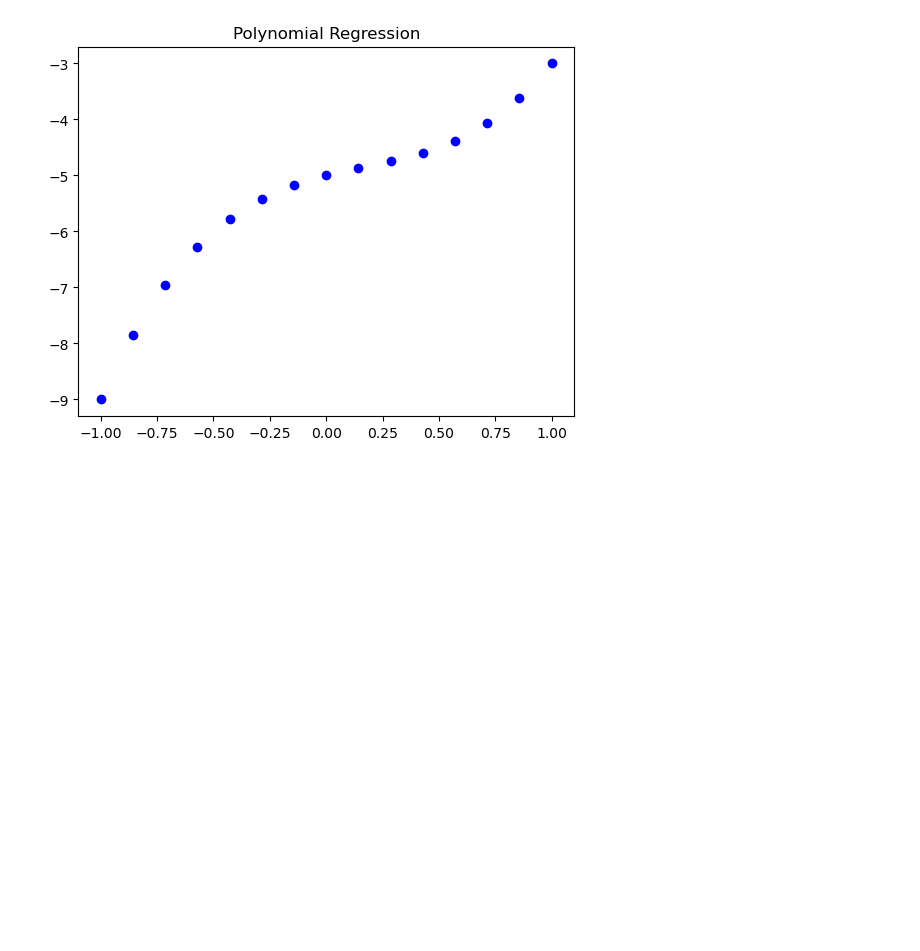
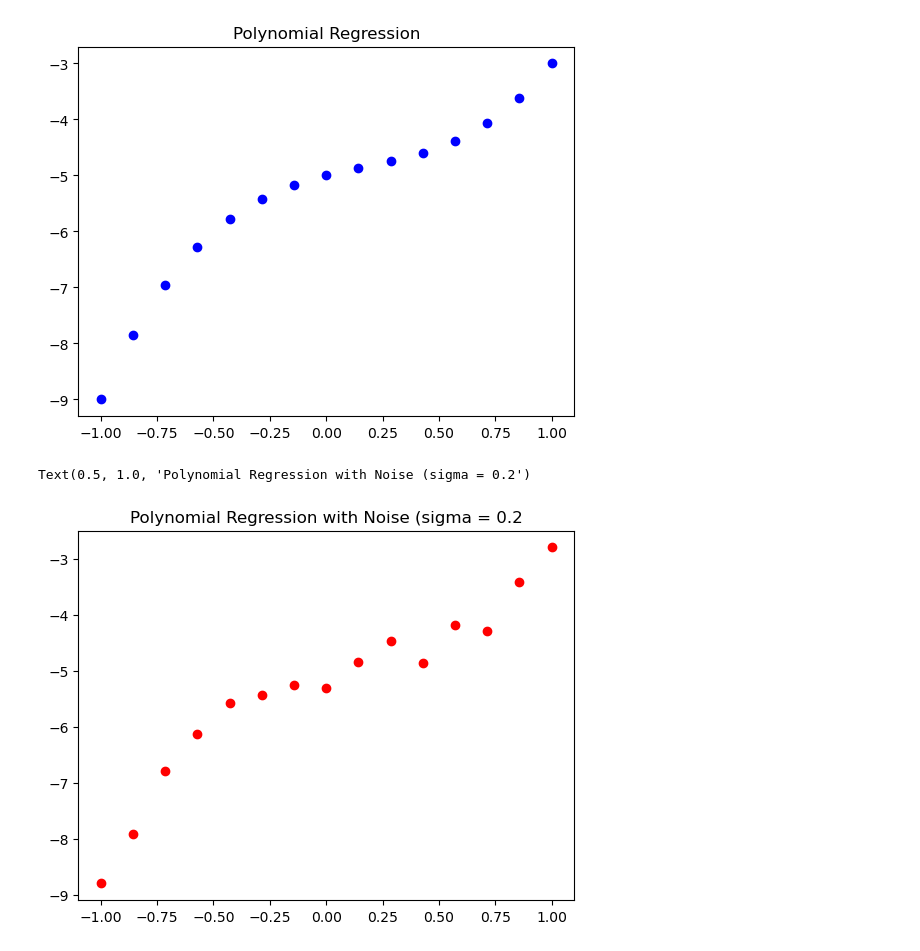
Before and after one commit to pmehta17/fermi, a Jupyter notebook: polynomial_prediction.ipynb, the cells around one changed output. Cells and saved outputs as stored; diff of their text form; code cells hidden in the pictures; blank space fills up the shorter version.

Commit message:
Defined noise func and Plotted polynomial with noise (sigma = 0.3

```diff
--- a/polynomial_prediction.ipynb
+++ b/polynomial_prediction.ipynb
@@ -28,3 +28,14 @@ plt.title("Polynomial Regression")
  -4.06705539 -3.6180758  -3.        ]
 Text(0.5, 1.0, 'Polynomial Regression')
 [figure]
+# %%
+def gaussian_noise(mu = 0, sigma=1):
+
+    return np.random.normal(mu, sigma, 15)
+# %%
+y_noise = y_pred + gaussian_noise(sigma = 0.2)
+plt.scatter(x_values, y_noise, color = 'red')
+plt.title("Polynomial Regression with Noise (sigma = 0.2")
+# %% [output]
+Text(0.5, 1.0, 'Polynomial Regression with Noise (sigma = 0.2')
+[figure, added]
```
